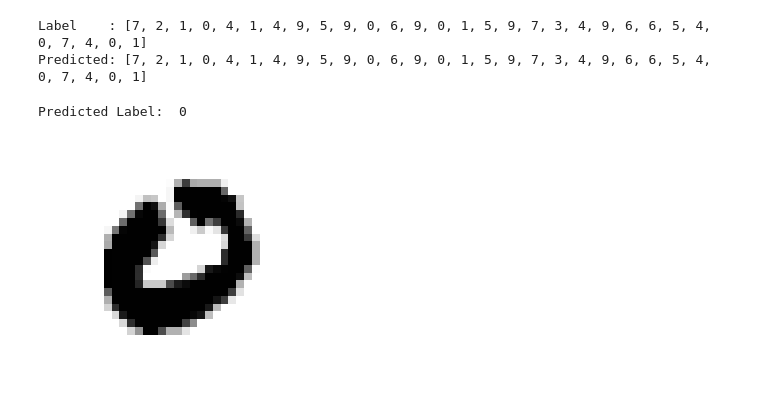
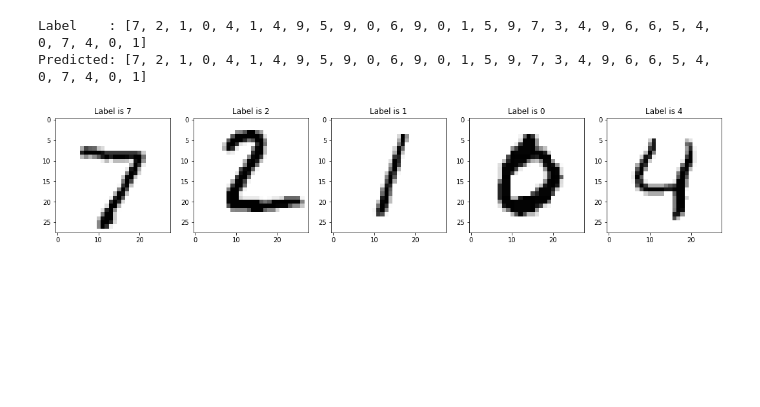
Before and after one commit to tnaduc/DeepLearning_CNTK, a Jupyter notebook: CNTK-MNIST-MultiLayer-Perceptron.ipynb, the cells around one changed output. Cells and saved outputs as stored; diff of their text form; code cells hidden in the pictures; blank space fills up the shorter version.

```diff
--- a/CNTK-MNIST-MultiLayer-Perceptron.ipynb
+++ b/CNTK-MNIST-MultiLayer-Perceptron.ipynb
@@ -223,13 +223,13 @@ print("Predicted:", pred)
 # %% [output]
 Label    : [7, 2, 1, 0, 4, 1, 4, 9, 5, 9, 0, 6, 9, 0, 1, 5, 9, 7, 3, 4, 9, 6, 6, 5, 4, 0, 7, 4, 0, 1]
 Predicted: [7, 2, 1, 0, 4, 1, 4, 9, 5, 9, 0, 6, 9, 0, 1, 5, 9, 7, 3, 4, 9, 6, 6, 5, 4, 0, 7, 4, 0, 1]
-# %%
-sample = 25
-plt.imshow(images[sample].reshape(28,28), cmap="gray_r")
-plt.axis('off')
-
-img_pred = pred[sample]
-print("Predicted Label: ", img_pred)
-# %% [output]
-Predicted Label:  0
-[figure, removed]
+# %%
+fig = plt.figure()
+fig.set_size_inches(18.5, 10.5)
+
+for i in range(5):
+    ax = plt.subplot(int("15" +str(i+1)))
+    ax.set_title('Label is {label}'.format(label=pred[i]))
+    ax.imshow(images[i].reshape(28,28), cmap="gray_r")
+# %% [output]
+[figure, added]
```
Also changed, not shown: parts of 5 cells of this notebook.
